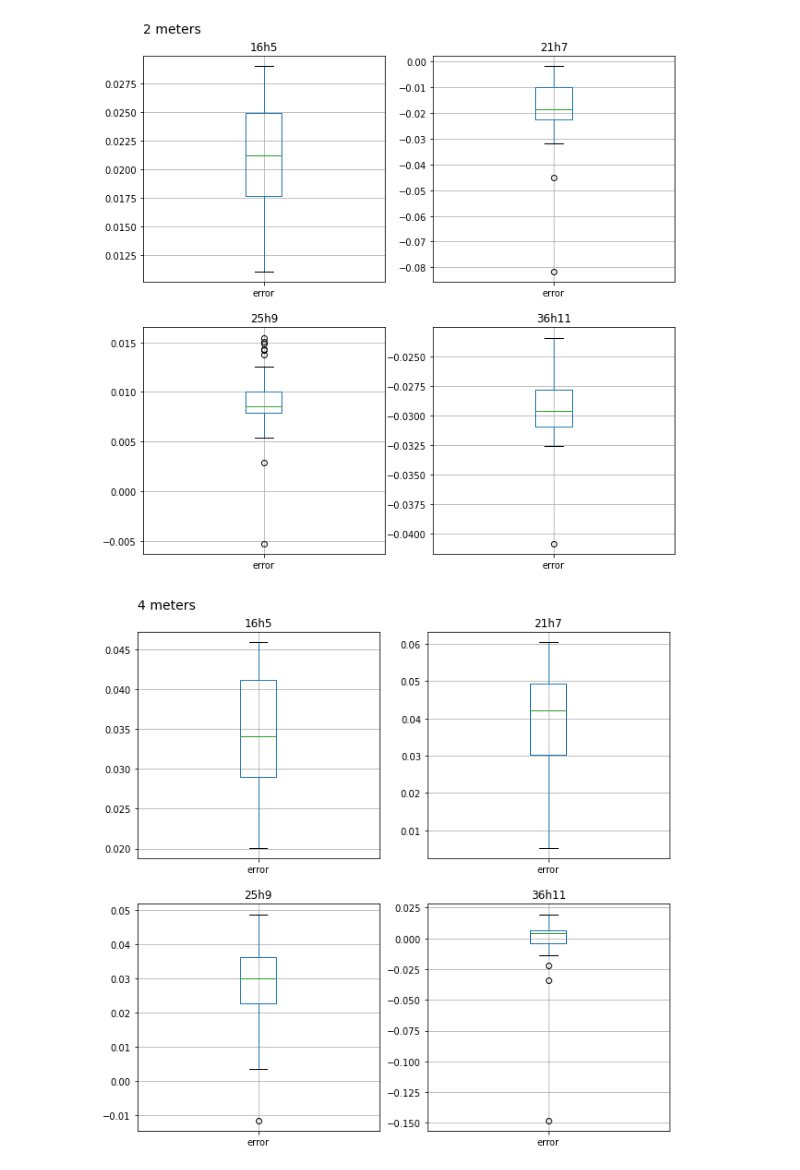
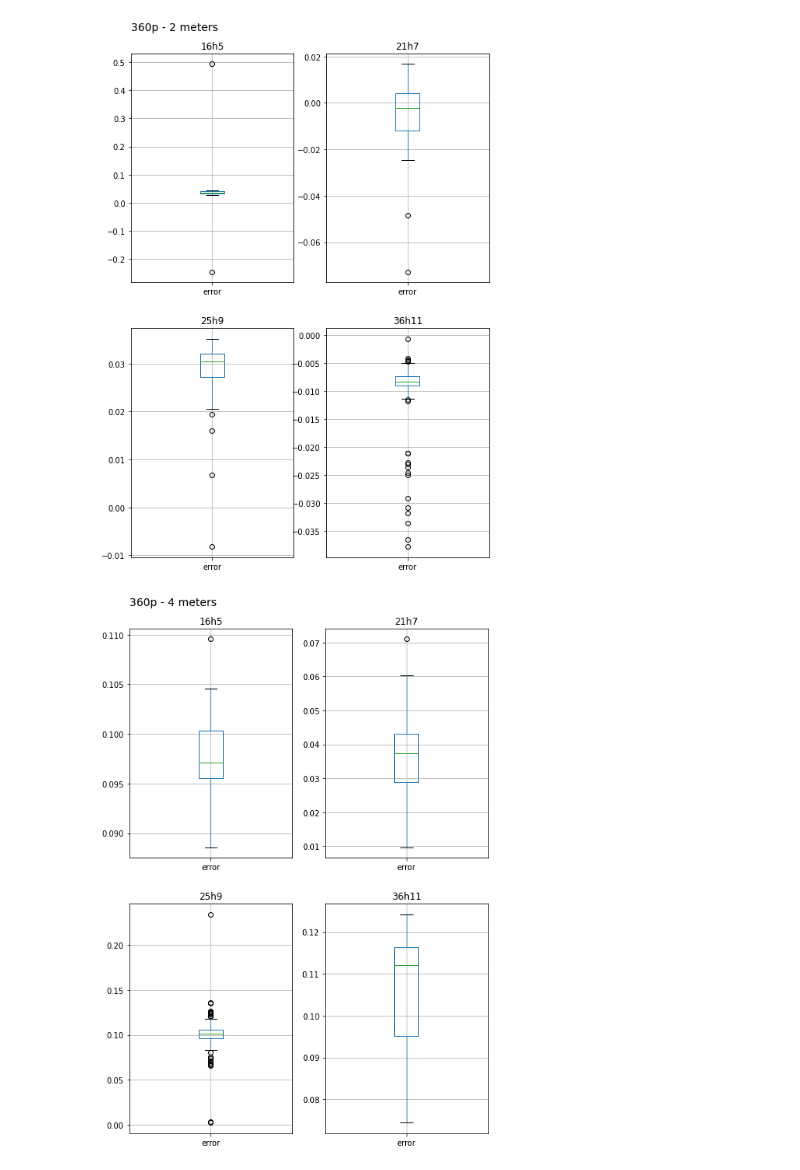
Before and after one commit to hakanErgin/apriltag_test_bench, a Jupyter notebook: analysis/cumulative_translations.ipynb, the cells around one changed output. Drawn from its saved outputs; the diff is of its cells as text; code cells hidden in the pictures.

Commit message:
trans and rot plots

```diff
--- a/analysis/cumulative_translations.ipynb
+++ b/analysis/cumulative_translations.ipynb
@@ -51,8 +20,10 @@ df_720
 # %%
-for distance in df_720['true_distance'].unique():
-    ax = df_720.loc[df_720['true_distance']==distance].groupby('tag').boxplot(column=['error'], figsize=(10,10), sharey=False)
-    dist_text = '{} meters'.format(distance)
-    ax[0].text(0, 1.1, s=dist_text, fontsize=14,  transform = ax[0].transAxes)
+for key in df_groupby_res.keys(): # res level
+    df = pd.concat(df_groupby_res[key]).reset_index().rename({'level_0': 'tag'}, axis=1).drop(columns=['level_1'], axis=1)
+    for distance in df['true_distance'].unique():
+        ax = df.loc[df['true_distance']==distance].groupby('tag').boxplot(column=['error'], figsize=(8,12), sharey=False)
+        dist_text = '{}p - {} meters'.format(key, distance)
+        ax[0].text(0, 1.1, s=dist_text, fontsize=14,  transform = ax[0].transAxes)
 # %% [output]
-[figure, old version]
+[figure, new version]
-[figure, old version]
+[figure, new version]
```
Also changed, not shown: parts of 4 cells of this notebook.
